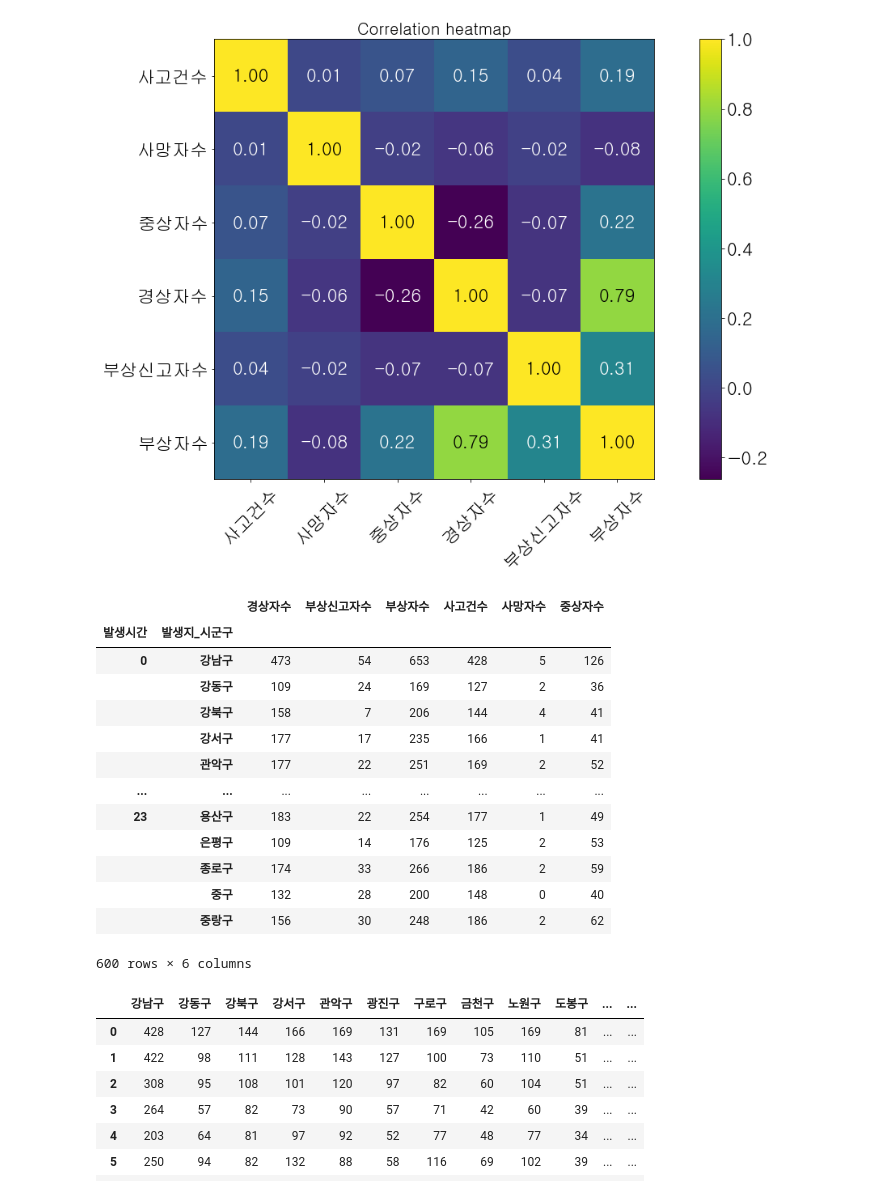
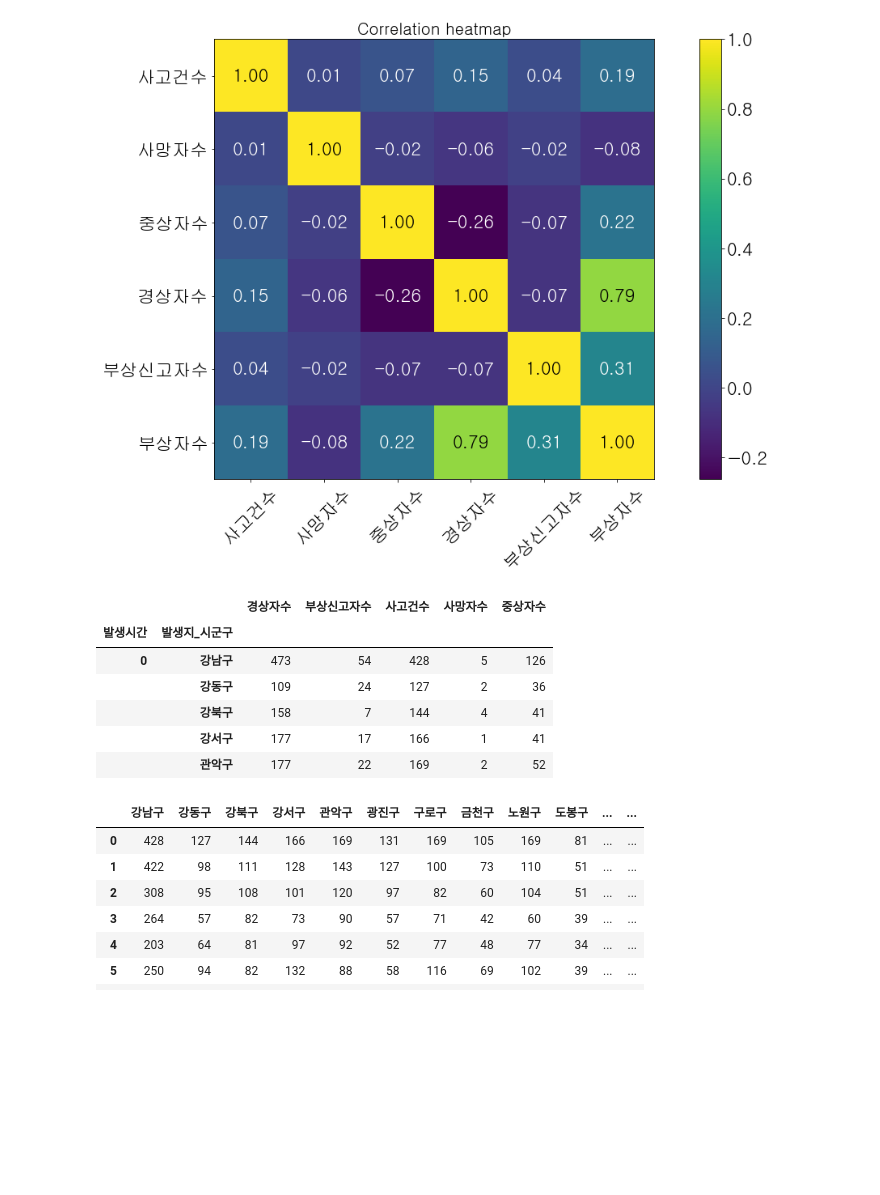
Before and after one commit to JJungEEun/TAnumber_prediction, a Jupyter notebook: 지역별 교통사고 데이터.ipynb, the cells around one changed output. Saved outputs shown, nothing was run; the diff lists cells and outputs as text; code cells hidden in the pictures; blank space fills up the shorter version.

```diff
--- a/지역별 교통사고 데이터.ipynb
+++ b/지역별 교통사고 데이터.ipynb
@@ -161,22 +161,15 @@ plt.show()
 # %%
 #시간대별 pivot table 생성
 ta_time = ta.pivot_table(ta, index=['발생시간','발생지_시군구'], aggfunc=np.sum)
-ta_time
+ta_time.head()
 # %% [output]
-|  |  | 경상자수 | 부상신고자수 | 부상자수 | 사고건수 | 사망자수 | 중상자수 |
-| 발생시간 | 발생지_시군구 |  |  |  |  |  |  |
-| 0 | 강남구 | 473 | 54 | 653 | 428 | 5 | 126 |
-|  | 강동구 | 109 | 24 | 169 | 127 | 2 | 36 |
-|  | 강북구 | 158 | 7 | 206 | 144 | 4 | 41 |
-|  | 강서구 | 177 | 17 | 235 | 166 | 1 | 41 |
-|  | 관악구 | 177 | 22 | 251 | 169 | 2 | 52 |
-| ... | ... | ... | ... | ... | ... | ... | ... |
-| 23 | 용산구 | 183 | 22 | 254 | 177 | 1 | 49 |
-|  | 은평구 | 109 | 14 | 176 | 125 | 2 | 53 |
-|  | 종로구 | 174 | 33 | 266 | 186 | 2 | 59 |
-|  | 중구 | 132 | 28 | 200 | 148 | 0 | 40 |
-|  | 중랑구 | 156 | 30 | 248 | 186 | 2 | 62 |
+|  |  | 경상자수 | 부상신고자수 | 사고건수 | 사망자수 | 중상자수 |
+| 발생시간 | 발생지_시군구 |  |  |  |  |  |
+| 0 | 강남구 | 473 | 54 | 428 | 5 | 126 |
+|  | 강동구 | 109 | 24 | 127 | 2 | 36 |
+|  | 강북구 | 158 | 7 | 144 | 4 | 41 |
+|  | 강서구 | 177 | 17 | 166 | 1 | 41 |
+|  | 관악구 | 177 | 22 | 169 | 2 | 52 |
-600 rows × 6 columns
 # %%
 times = pd.DataFrame(index=range(0,24), columns=[label])
 for i in range(0, 24):
```
Also changed, not shown: parts of 13 cells of this notebook.
